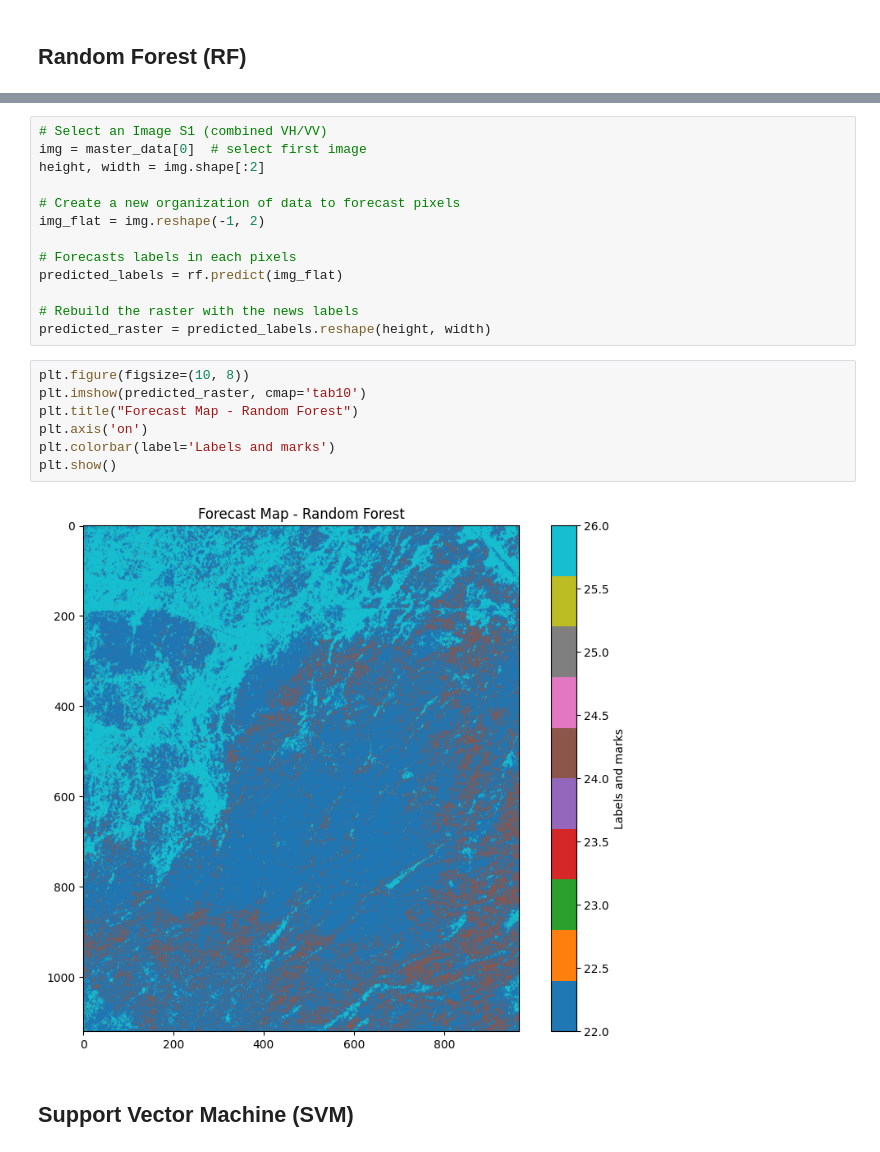
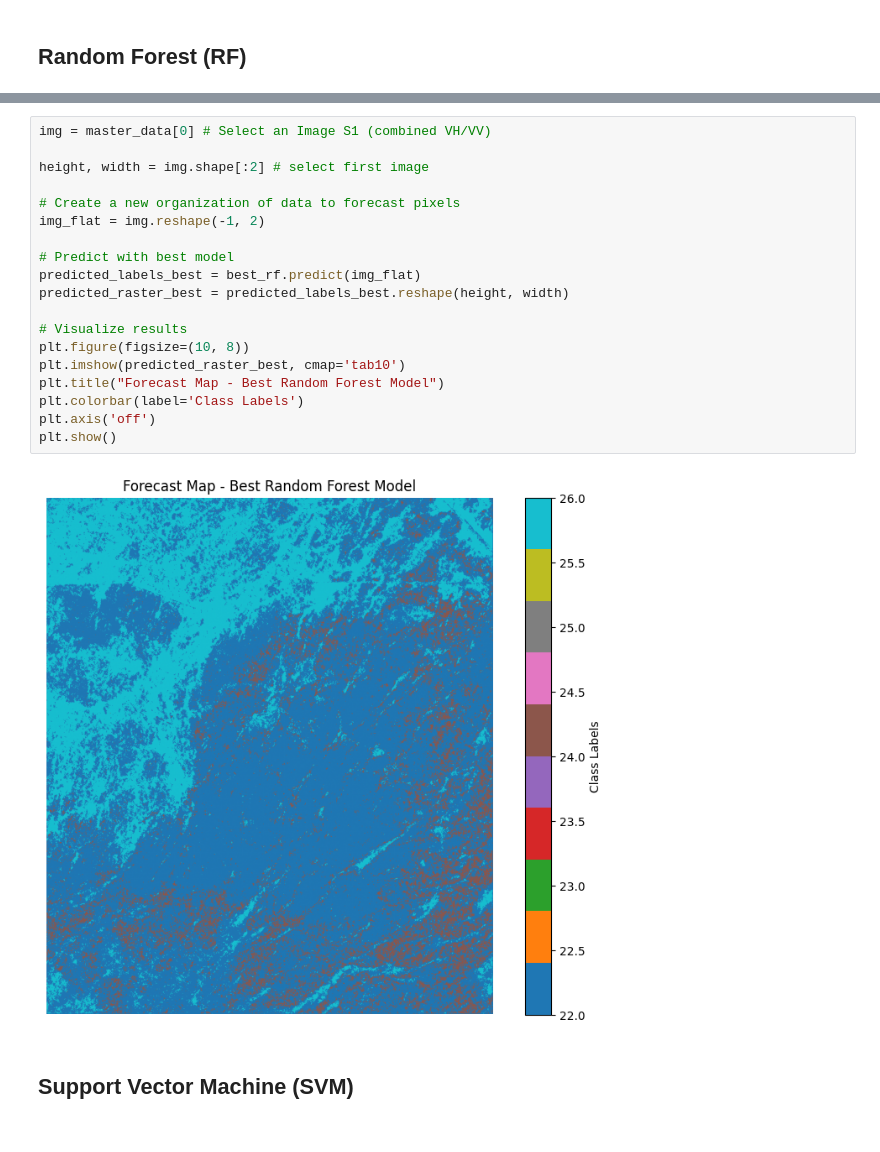
Before and after one commit to spalominoa/WETSAT_v2_spa, a Jupyter notebook: 2_Modelling_WETSAT_Google_Colab/Wetsat_Geoprocessing.ipynb, the cells around one changed output, grey strips where cells are left out. Drawn from its saved outputs; the diff is of its cells as text.

```diff
--- a/2_Modelling_WETSAT_Google_Colab/Wetsat_Geoprocessing.ipynb
+++ b/2_Modelling_WETSAT_Google_Colab/Wetsat_Geoprocessing.ipynb
@@ -294,24 +319,23 @@ weighted avg       0.79      0.79      0.78        61
 # %%
-# Select an Image S1 (combined VH/VV)
-img = master_data[0]  # select first image
-height, width = img.shape[:2]
+img = master_data[0] # Select an Image S1 (combined VH/VV)
+
+height, width = img.shape[:2] # select first image
 
 # Create a new organization of data to forecast pixels
 img_flat = img.reshape(-1, 2)
 
-# Forecasts labels in each pixels
-predicted_labels = rf.predict(img_flat)
+# Predict with best model
+predicted_labels_best = best_rf.predict(img_flat)
+predicted_raster_best = predicted_labels_best.reshape(height, width)
 
-# Rebuild the raster with the news labels
-predicted_raster = predicted_labels.reshape(height, width)
+# Visualize results
+plt.figure(figsize=(10, 8))
+plt.imshow(predicted_raster_best, cmap='tab10')
+plt.title("Forecast Map - Best Random Forest Model")
+plt.colorbar(label='Class Labels')
+plt.axis('off')
+plt.show()
+# %% [output]
+[figure, added]
-# %%
-plt.figure(figsize=(10, 8))
-plt.imshow(predicted_raster, cmap='tab10')
-plt.title("Forecast Map - Random Forest")
-plt.axis('on')
-plt.colorbar(label='Labels and marks')
-plt.show()
-# %% [output]
-[figure, removed]
 # %% [markdown]
 ## Support Vector Machine (SVM)
```
Also changed, not shown: parts of 8 cells of this notebook.
